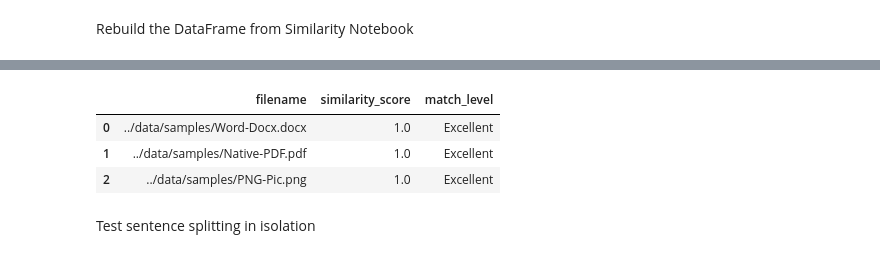
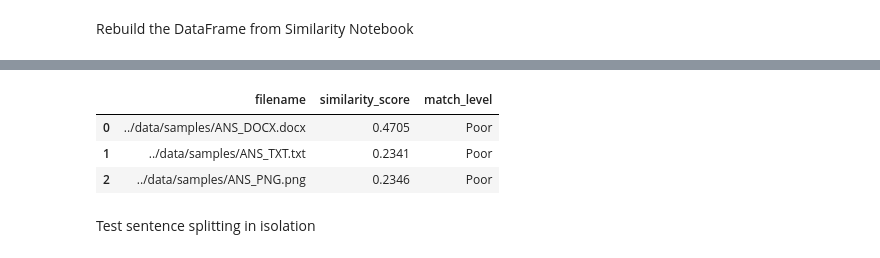
Before and after one commit to thanatornauksornphan/intelliscreen-nlp, a Jupyter notebook: notebooks/04_visualization_test.ipynb, the cells around one changed output, grey strips where cells are left out. Cells and saved outputs as stored; diff of their text form; code cells hidden in the pictures.

```diff
--- a/notebooks/04_visualization_test.ipynb
+++ b/notebooks/04_visualization_test.ipynb
@@ -19,11 +17,11 @@ Matplotlib is building the font cache; this may take a moment.
 Rebuild the DataFrame from Similarity Notebook
 # %%
 student_files = [
-    "../data/samples/Word-Docx.docx",
-    "../data/samples/Native-PDF.pdf",
-    "../data/samples/PNG-Pic.png",
+    "../data/samples/ANS_DOCX.docx",
+    "../data/samples/ANS_TXT.txt",
+    "../data/samples/ANS_PNG.png",
 ]
-master_file = "../data/samples/Native-PDF.pdf"
+master_file = "../data/samples/ANS_PDF.pdf"
 
 df = compare_students_to_master(student_files, master_file)
 df
@@ -41,7 +39,7 @@ df
 |  | filename | similarity_score | match_level |
-| 0 | ../data/samples/Word-Docx.docx | 1.0 | Excellent |
-| 1 | ../data/samples/Native-PDF.pdf | 1.0 | Excellent |
-| 2 | ../data/samples/PNG-Pic.png | 1.0 | Excellent |
+| 0 | ../data/samples/ANS_DOCX.docx | 0.4705 | Poor |
+| 1 | ../data/samples/ANS_TXT.txt | 0.2341 | Poor |
+| 2 | ../data/samples/ANS_PNG.png | 0.2346 | Poor |
 # %% [markdown]
 Test sentence splitting in isolation
 # %%
```
Also changed, not shown: parts of 8 cells of this notebook, 7 other files.
